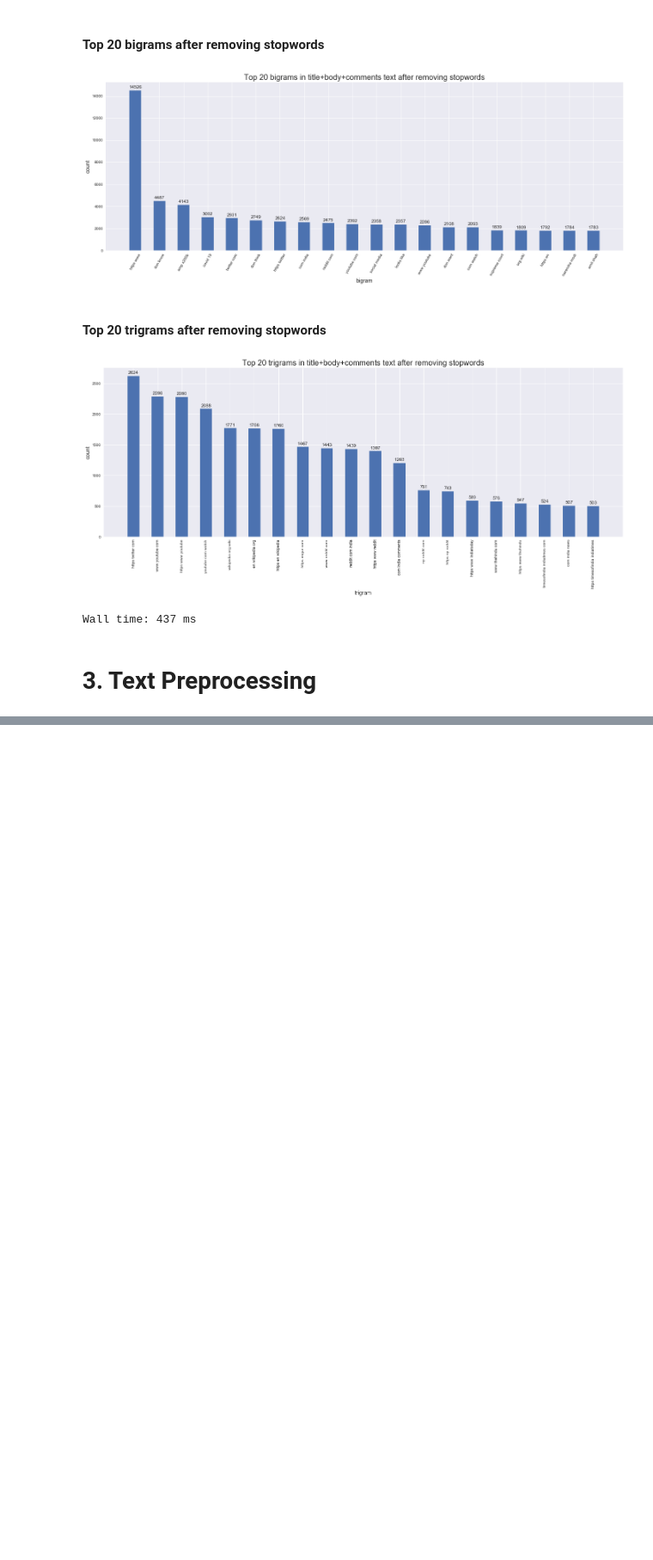
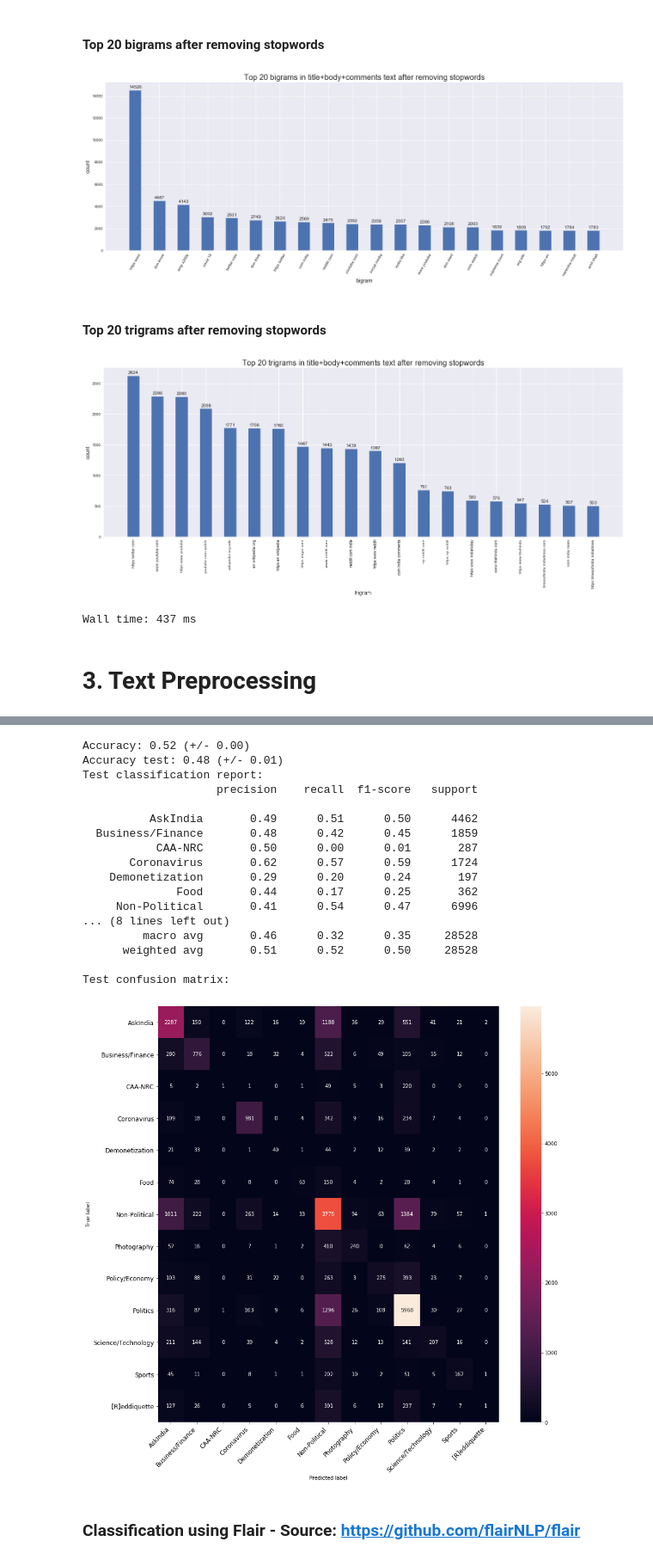
Before and after one commit to macabdul9/reddit-flait-detector, a Jupyter notebook: notebooks/reddit_flair_data_acquisation_June_2019.ipynb, the cells around one changed output, grey strips where cells are left out. Shown at 86% size. Drawn from its saved outputs; the diff is of its cells as text; code cells hidden in the pictures; blank space fills up the shorter version.

```diff
--- a/notebooks/reddit_flair_data_acquisation_June_2019.ipynb
+++ b/notebooks/reddit_flair_data_acquisation_June_2019.ipynb
@@ -884,0 +1113,23 @@ Wall time: 437 ms
+# %%
+lsvc = LinearSVC(C=1000, penalty='l1', max_iter=1000, dual=False)
+lsvc.fit(X_selected, y)
+evaluate_model(lsvc, X_selected, y, X_test_selected, y_test)
+# %% [output]
+Accuracy: 0.52 (+/- 0.00)
+Accuracy test: 0.48 (+/- 0.01)
+Test classification report:
+                    precision    recall  f1-score   support
+
+          AskIndia       0.49      0.51      0.50      4462
+  Business/Finance       0.48      0.42      0.45      1859
+           CAA-NRC       0.50      0.00      0.01       287
+       Coronavirus       0.62      0.57      0.59      1724
+    Demonetization       0.29      0.20      0.24       197
+              Food       0.44      0.17      0.25       362
+     Non-Political       0.41      0.54      0.47      6996
+... (8 lines left out)
+         macro avg       0.46      0.32      0.35     28528
+      weighted avg       0.51      0.52      0.50     28528
+
+Test confusion matrix:
+[figure, added]
@@ -884,0 +1145,2 @@ Wall time: 437 ms
+# %% [markdown]
+### Classification using Flair - Source: https://github.com/flairNLP/flair
```
Also changed, not shown: parts of 59 cells of this notebook, 6 other files.
